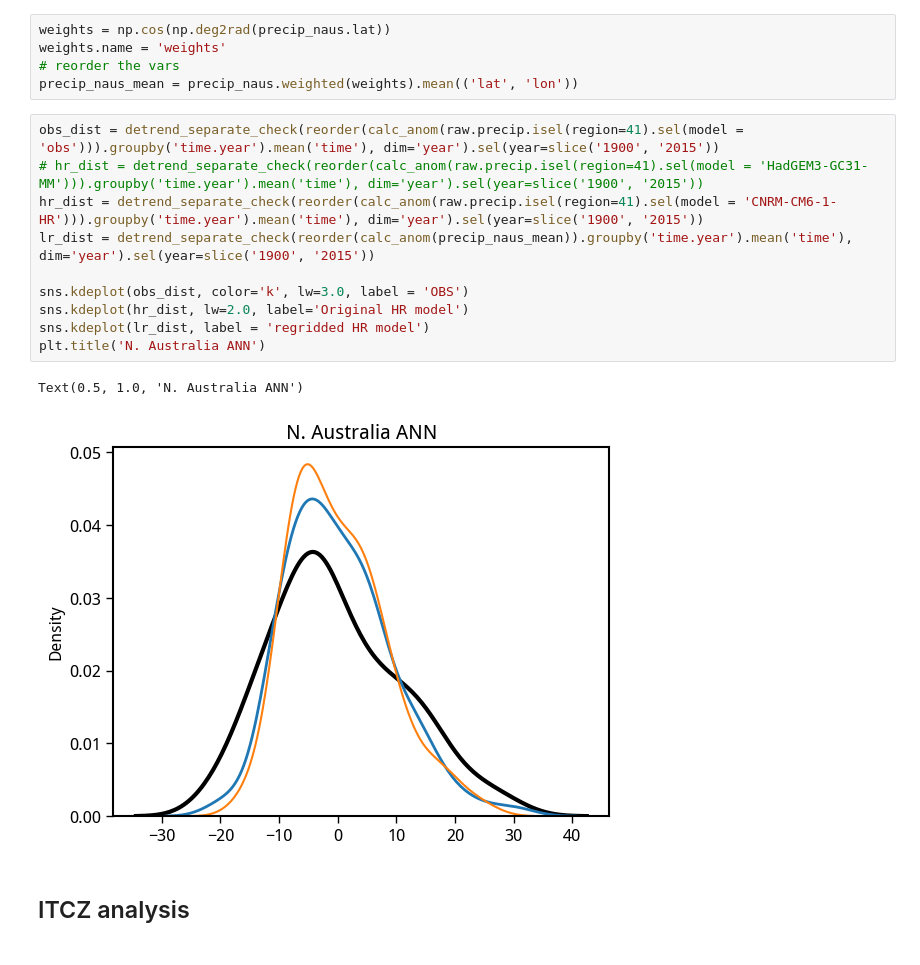
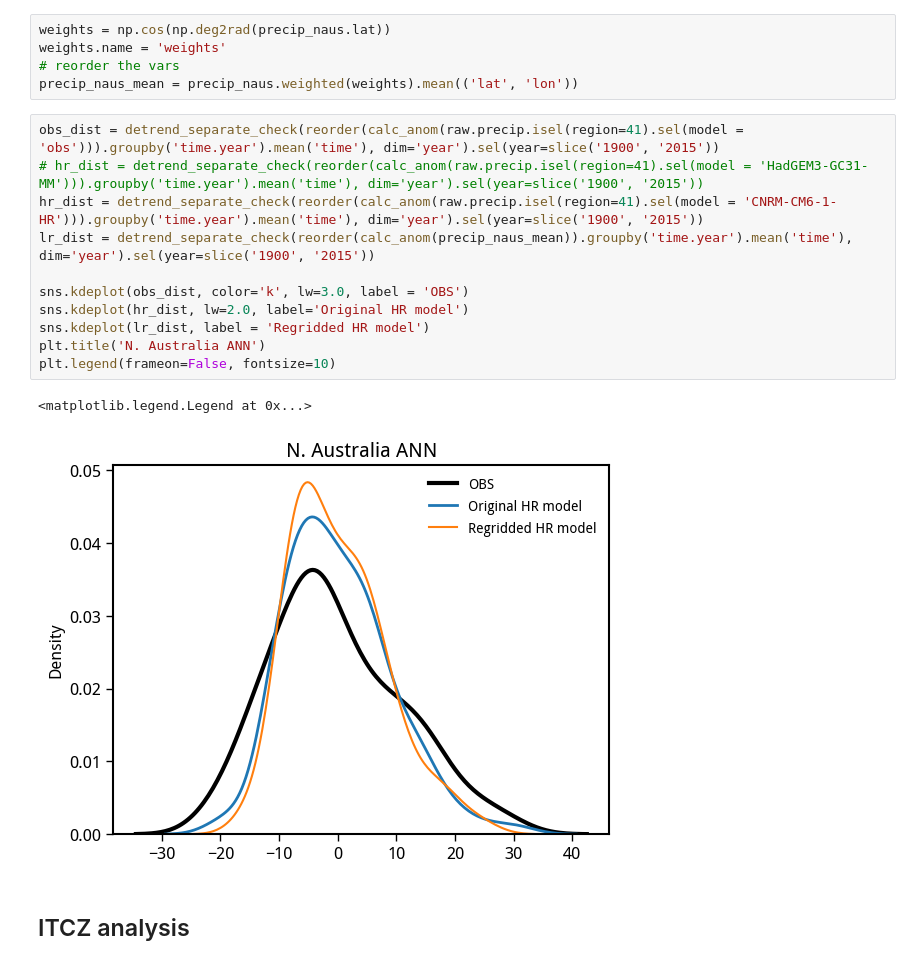
Before and after one commit to adisen99/enso_precip_asymmetry, a Jupyter notebook: 07_code_review1.ipynb, the cells around one changed output. Cells and saved outputs as stored; diff of their text form.

```diff
--- a/07_code_review1.ipynb
+++ b/07_code_review1.ipynb
@@ -404,15 +404,16 @@ precip_naus_mean = precip_naus.weighted(weights).mean(('lat', 'lon'))
 # %%
 obs_dist = detrend_separate_check(reorder(calc_anom(raw.precip.isel(region=41).sel(model = 'obs'))).groupby('time.year').mean('time'), dim='year').sel(year=slice('1900', '2015'))
 # hr_dist = detrend_separate_check(reorder(calc_anom(raw.precip.isel(region=41).sel(model = 'HadGEM3-GC31-MM'))).groupby('time.year').mean('time'), dim='year').sel(year=slice('1900', '2015'))
 hr_dist = detrend_separate_check(reorder(calc_anom(raw.precip.isel(region=41).sel(model = 'CNRM-CM6-1-HR'))).groupby('time.year').mean('time'), dim='year').sel(year=slice('1900', '2015'))
 lr_dist = detrend_separate_check(reorder(calc_anom(precip_naus_mean)).groupby('time.year').mean('time'), dim='year').sel(year=slice('1900', '2015'))
 
 sns.kdeplot(obs_dist, color='k', lw=3.0, label = 'OBS')
 sns.kdeplot(hr_dist, lw=2.0, label='Original HR model')
-sns.kdeplot(lr_dist, label = 'regridded HR model')
+sns.kdeplot(lr_dist, label = 'Regridded HR model')
 plt.title('N. Australia ANN')
+plt.legend(frameon=False, fontsize=10)
 # %% [output]
-Text(0.5, 1.0, 'N. Australia ANN')
+<matplotlib.legend.Legend at 0x...>
-[figure, old version]
+[figure, new version]
 # %% [markdown]
 ## ITCZ analysis
```
Also changed, not shown: parts of 24 cells of this notebook, 1 other file.
